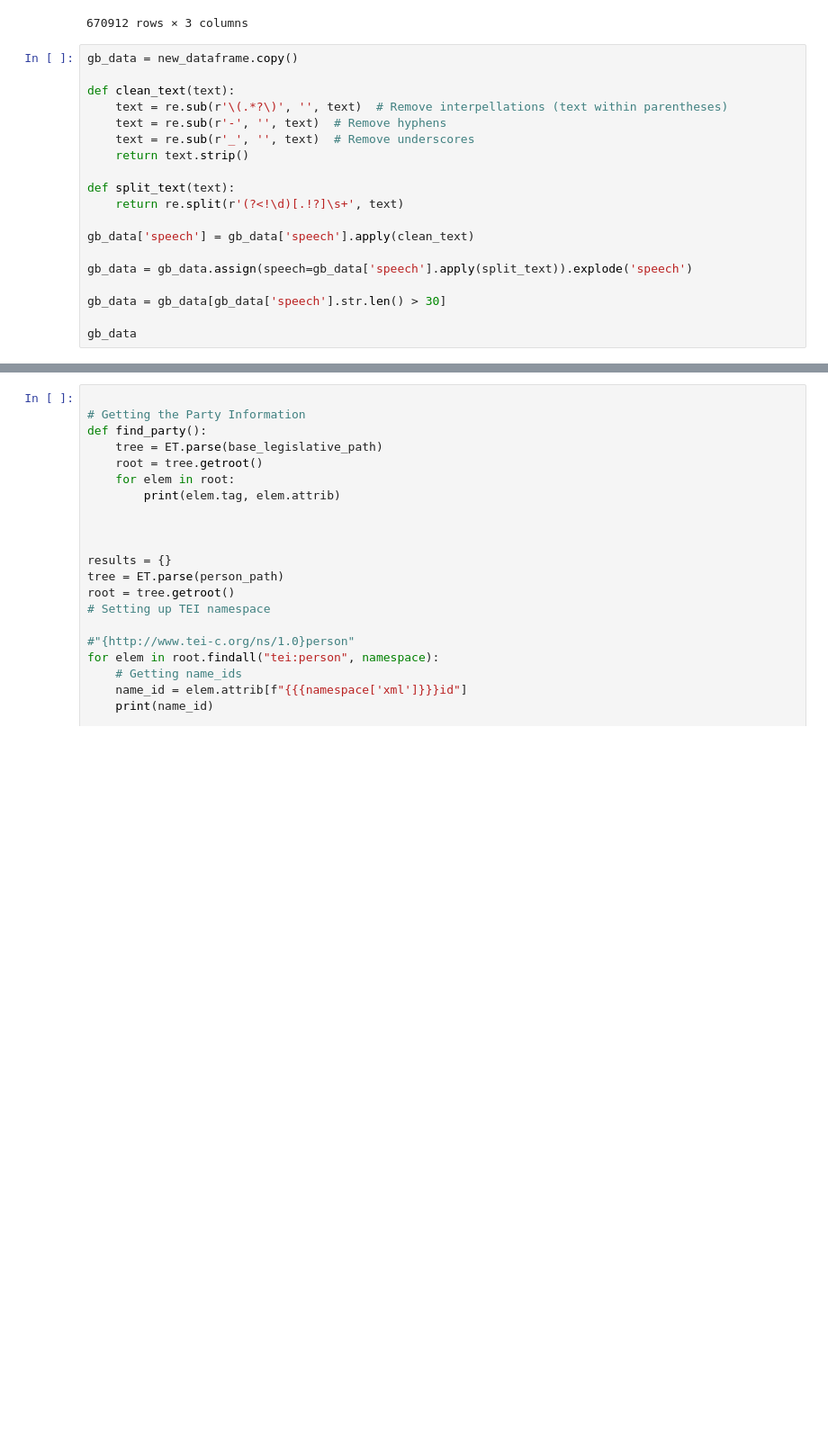
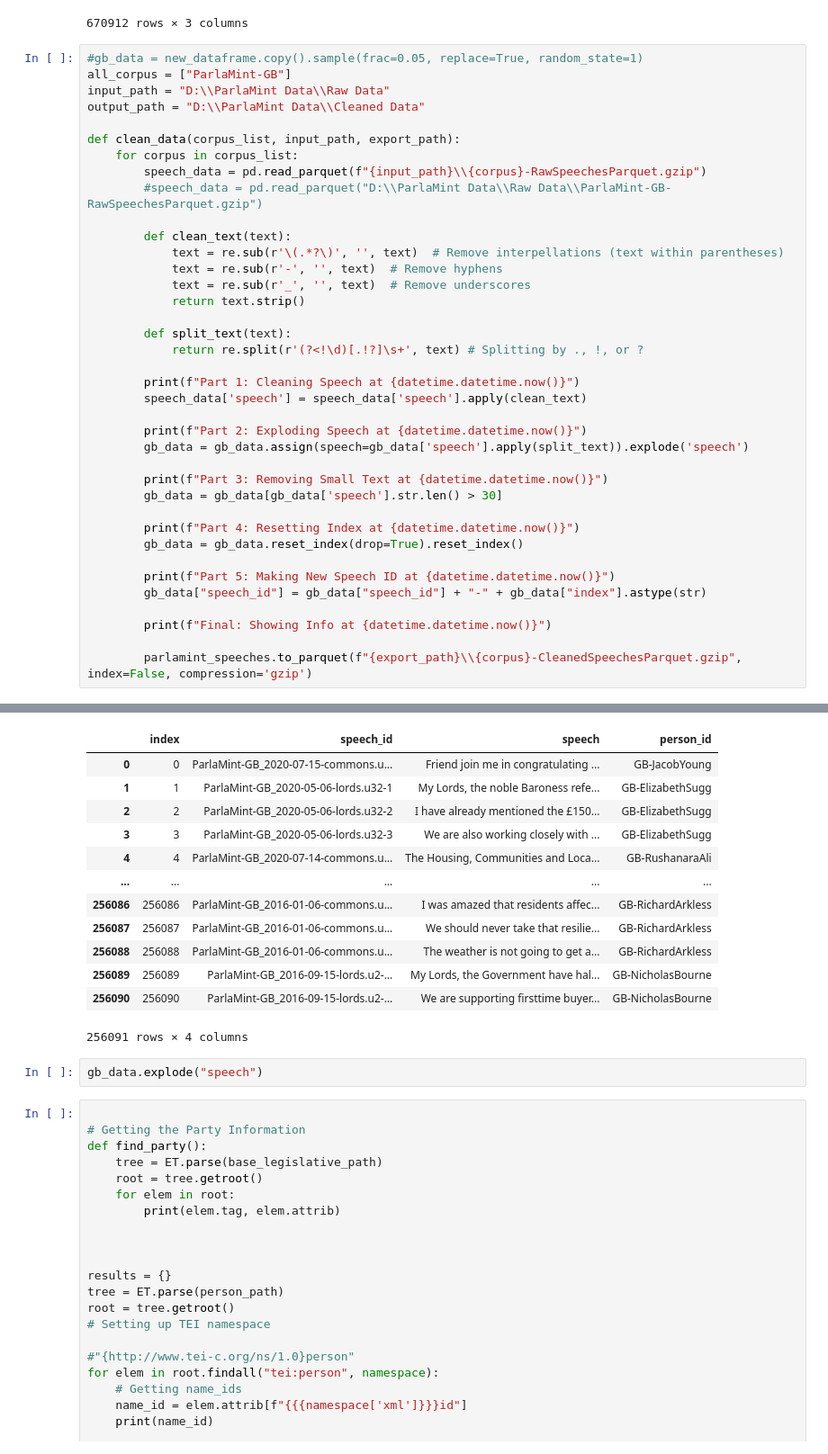
Before and after one commit to kferraga/ParliamentHackathon2024, a Jupyter notebook: test_notebook.ipynb, the cells around one changed output, grey strips where cells are left out. Shown: that part at 90% size. Cells and saved outputs as stored; diff of their text form; blank space fills up the shorter version.

```diff
--- a/test_notebook.ipynb
+++ b/test_notebook.ipynb
@@ -136,21 +118,41 @@ new_dataframe
 | 670911 | ParlaMint-GB_2022-07-21-lords.u213 | My Lords, I wish the six or so st... | GB-JamesYounger |
 670912 rows × 3 columns
 # %%
-gb_data = new_dataframe.copy()
+#gb_data = new_dataframe.copy().sample(frac=0.05, replace=True, random_state=1)
+all_corpus = ["ParlaMint-GB"]
+input_path = "D:\\ParlaMint Data\\Raw Data"
+output_path = "D:\\ParlaMint Data\\Cleaned Data"
 
-def clean_text(text):
-    text = re.sub(r'\(.*?\)', '', text)  # Remove interpellations (text within parentheses)
-    text = re.sub(r'-', '', text)  # Remove hyphens
-    text = re.sub(r'_', '', text)  # Remove underscores
-    return text.strip()
+def clean_data(corpus_list, input_path, export_path):
+    for corpus in corpus_list:
+        speech_data = pd.read_parquet(f"{input_path}\\{corpus}-RawSpeechesParquet.gzip")
+        #speech_data = pd.read_parquet("D:\\ParlaMint Data\\Raw Data\\ParlaMint-GB-RawSpeechesParquet.gzip")
 
-def split_text(text):
-    return re.split(r'(?<!\d)[.!?]\s+', text)
+        def clean_text(text):
+            text = re.sub(r'\(.*?\)', '', text)  # Remove interpellations (text within parentheses)
+            text = re.sub(r'-', '', text)  # Remove hyphens
+            text = re.sub(r'_', '', text)  # Remove underscores
+            return text.strip()
 
-gb_data['speech'] = gb_data['speech'].apply(clean_text)
+        def split_text(text):
+            return re.split(r'(?<!\d)[.!?]\s+', text) # Splitting by ., !, or ?
 
-gb_data = gb_data.assign(speech=gb_data['speech'].apply(split_text)).explode('speech')
+        print(f"Part 1: Cleaning Speech at {datetime.datetime.now()}")
+        speech_data['speech'] = speech_data['speech'].apply(clean_text)
 
-gb_data = gb_data[gb_data['speech'].str.len() > 30]
+        print(f"Part 2: Exploding Speech at {datetime.datetime.now()}")
+        gb_data = gb_data.assign(speech=gb_data['speech'].apply(split_text)).explode('speech')
 
-gb_data
+        print(f"Part 3: Removing Small Text at {datetime.datetime.now()}")
+        gb_data = gb_data[gb_data['speech'].str.len() > 30]
+
+        print(f"Part 4: Resetting Index at {datetime.datetime.now()}")
+        gb_data = gb_data.reset_index(drop=True).reset_index()
+
+        print(f"Part 5: Making New Speech ID at {datetime.datetime.now()}")
+        gb_data["speech_id"] = gb_data["speech_id"] + "-" + gb_data["index"].astype(str)
+
+        print(f"Final: Showing Info at {datetime.datetime.now()}")
+
+        parlamint_speeches.to_parquet(f"{export_path}\\{corpus}-CleanedSpeechesParquet.gzip", index=False, compression='gzip')
+# %% [output]
@@ -157,3 +165,18 @@ gb_data
+|  | index | speech_id | speech | person_id |
+| 0 | 0 | ParlaMint-GB_2020-07-15-commons.u... | Friend join me in congratulating ... | GB-JacobYoung |
+| 1 | 1 | ParlaMint-GB_2020-05-06-lords.u32-1 | My Lords, the noble Baroness refe... | GB-ElizabethSugg |
+| 2 | 2 | ParlaMint-GB_2020-05-06-lords.u32-2 | I have already mentioned the £150... | GB-ElizabethSugg |
+| 3 | 3 | ParlaMint-GB_2020-05-06-lords.u32-3 | We are also working closely with ... | GB-ElizabethSugg |
+| 4 | 4 | ParlaMint-GB_2020-07-14-commons.u... | The Housing, Communities and Loca... | GB-RushanaraAli |
+| ... | ... | ... | ... | ... |
+| 256086 | 256086 | ParlaMint-GB_2016-01-06-commons.u... | I was amazed that residents affec... | GB-RichardArkless |
+| 256087 | 256087 | ParlaMint-GB_2016-01-06-commons.u... | We should never take that resilie... | GB-RichardArkless |
+| 256088 | 256088 | ParlaMint-GB_2016-01-06-commons.u... | The weather is not going to get a... | GB-RichardArkless |
+| 256089 | 256089 | ParlaMint-GB_2016-09-15-lords.u2-... | My Lords, the Government have hal... | GB-NicholasBourne |
+| 256090 | 256090 | ParlaMint-GB_2016-09-15-lords.u2-... | We are supporting firsttime buyer... | GB-NicholasBourne |
+256091 rows × 4 columns
+# %%
+gb_data.explode("speech")
 # %%
 
 # Getting the Party Information
```
Also changed, not shown: parts of 6 cells of this notebook, 5 other files.
